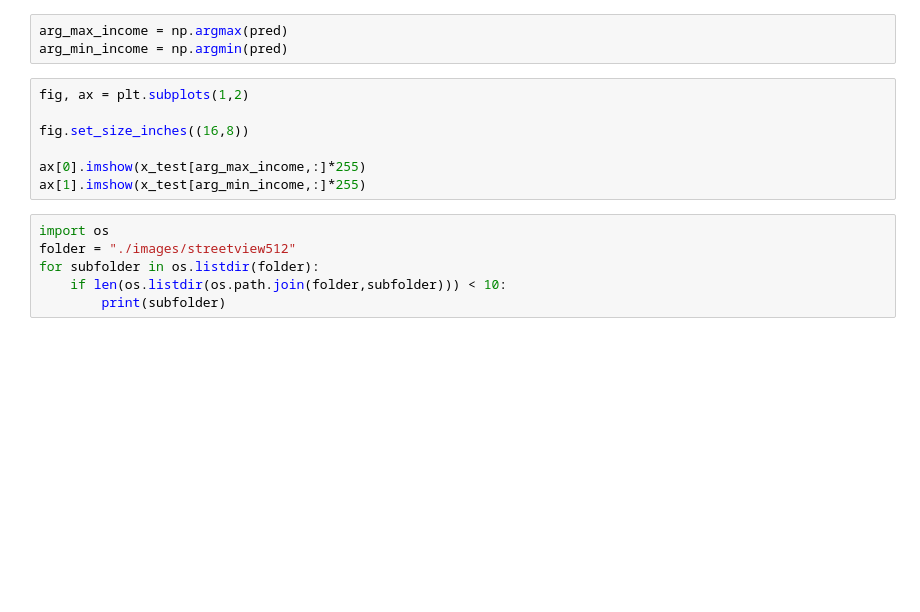
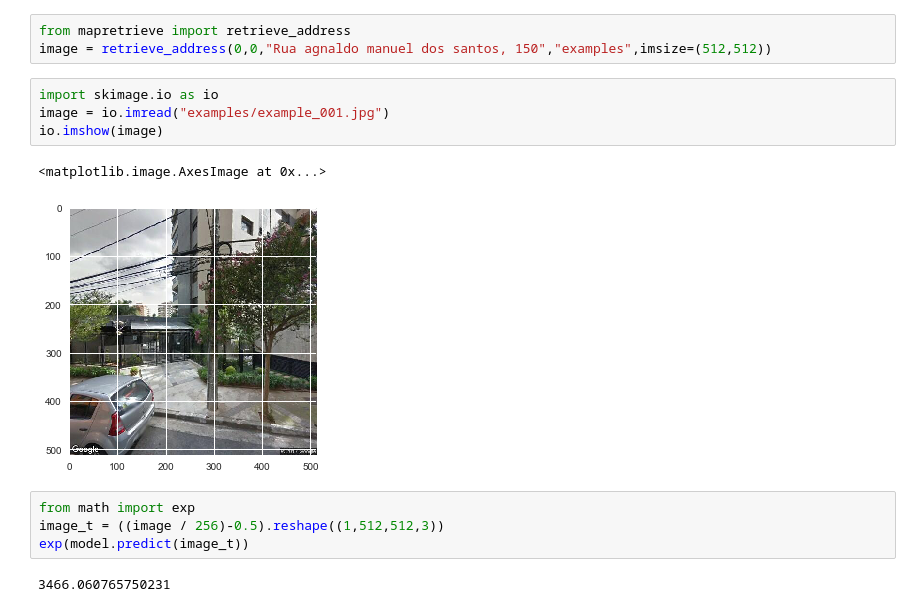
Before and after one commit to hemagso/mapping, a Jupyter notebook: model.ipynb, the cells around one changed output. Cells and saved outputs as stored; diff of their text form; blank space fills up the shorter version.

```diff
--- a/model.ipynb
+++ b/model.ipynb
@@ -119,16 +114,16 @@ MIN =  [ 5.73152781] 308.4401450789858
-# %%
-arg_max_income = np.argmax(pred)
-arg_min_income = np.argmin(pred)
-# %%
-fig, ax = plt.subplots(1,2)
-
-fig.set_size_inches((16,8))
-
-ax[0].imshow(x_test[arg_max_income,:]*255)
-ax[1].imshow(x_test[arg_min_income,:]*255)
-# %%
-import os
-folder = "./images/streetview512"
-for subfolder in os.listdir(folder):
-    if len(os.listdir(os.path.join(folder,subfolder))) < 10:
-        print(subfolder)
+# %%
+from mapretrieve import retrieve_address
+image = retrieve_address(0,0,"Rua agnaldo manuel dos santos, 150","examples",imsize=(512,512))
+# %%
+import skimage.io as io
+image = io.imread("examples/example_001.jpg")
+io.imshow(image)
+# %% [output]
+<matplotlib.image.AxesImage at 0x...>
+[figure, added]
+# %%
+from math import exp
+image_t = ((image / 256)-0.5).reshape((1,512,512,3))
+exp(model.predict(image_t))
+# %% [output]
+3466.060765750231
```
Also changed, not shown: parts of 7 cells of this notebook, 2 other files.
